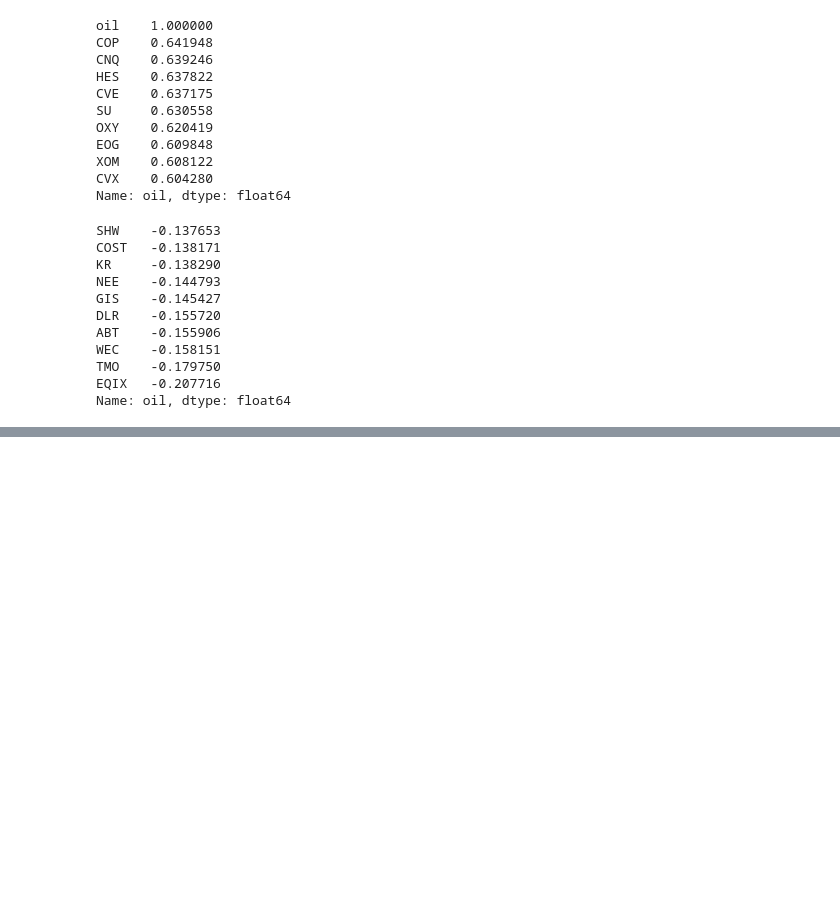
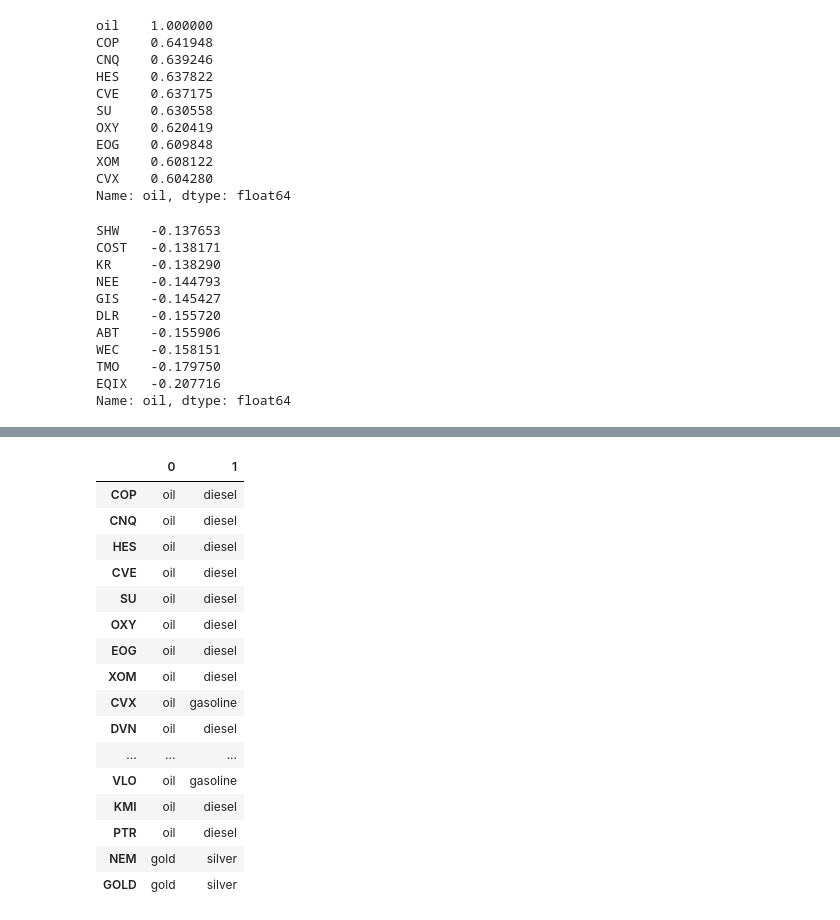
Before and after one commit to Abdouraheem/WinnersLoosers, a Jupyter notebook: notebooks/christian/analysis.ipynb, the cells around one changed output, grey strips where cells are left out. Drawn from its saved outputs; the diff is of its cells as text; code cells hidden in the pictures; blank space fills up the shorter version.

```diff
--- a/notebooks/christian/analysis.ipynb
+++ b/notebooks/christian/analysis.ipynb
@@ -341,0 +346,33 @@ Name: oil, Length: 480, dtype: float64
+# %%
+filtered_data = combined_df[(combined_df['oil'] >= .5) |
+                (combined_df['gasoline'] >= .5) |
+                (combined_df['diesel'] >= .5 ) |
+                (combined_df['gold'] >= .5) |
+                (combined_df['silver'] >= .5)]
+
+filtered_tickers = filtered_data.index.tolist()
+
+filtered_data = pd.DataFrame({n: combined_df.T[col].nlargest(top_n).index.tolist()
+                 for n, col in enumerate(filtered_data.T)}).T
+filtered_data.index = filtered_tickers
+
+csv_data = filtered_data.to_csv()
+#closing_prices_df_csv_data = closing_prices_df.to_csv('rawdata/equity_prices.csv')
+# %% [output]
+|  | 0 | 1 |
+| COP | oil | diesel |
+| CNQ | oil | diesel |
+| HES | oil | diesel |
+| CVE | oil | diesel |
+| SU | oil | diesel |
+| OXY | oil | diesel |
+| EOG | oil | diesel |
+| XOM | oil | diesel |
+| CVX | oil | gasoline |
+| DVN | oil | diesel |
+| ... | ... | ... |
+| VLO | oil | gasoline |
+| KMI | oil | diesel |
+| PTR | oil | diesel |
+| NEM | gold | silver |
+| GOLD | gold | silver |
```
Also changed, not shown: parts of 2 cells of this notebook, 1 other file.
